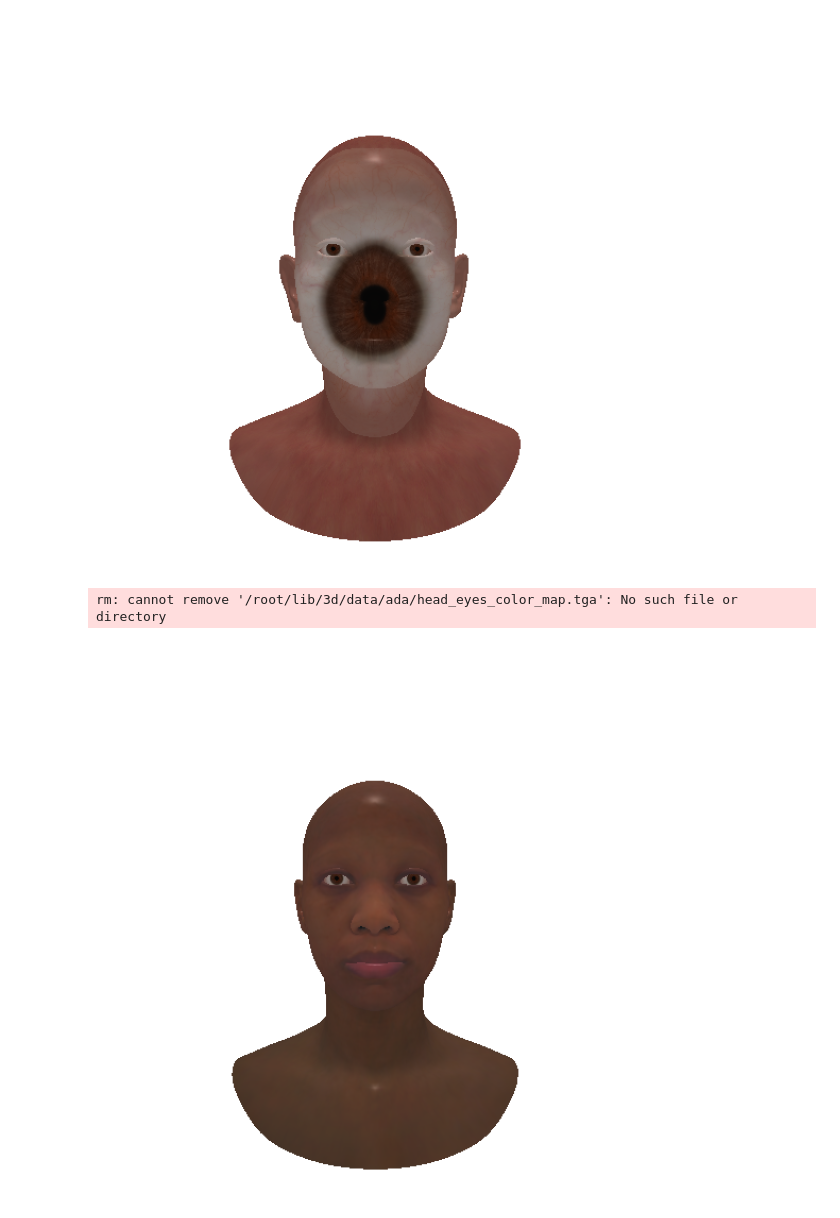
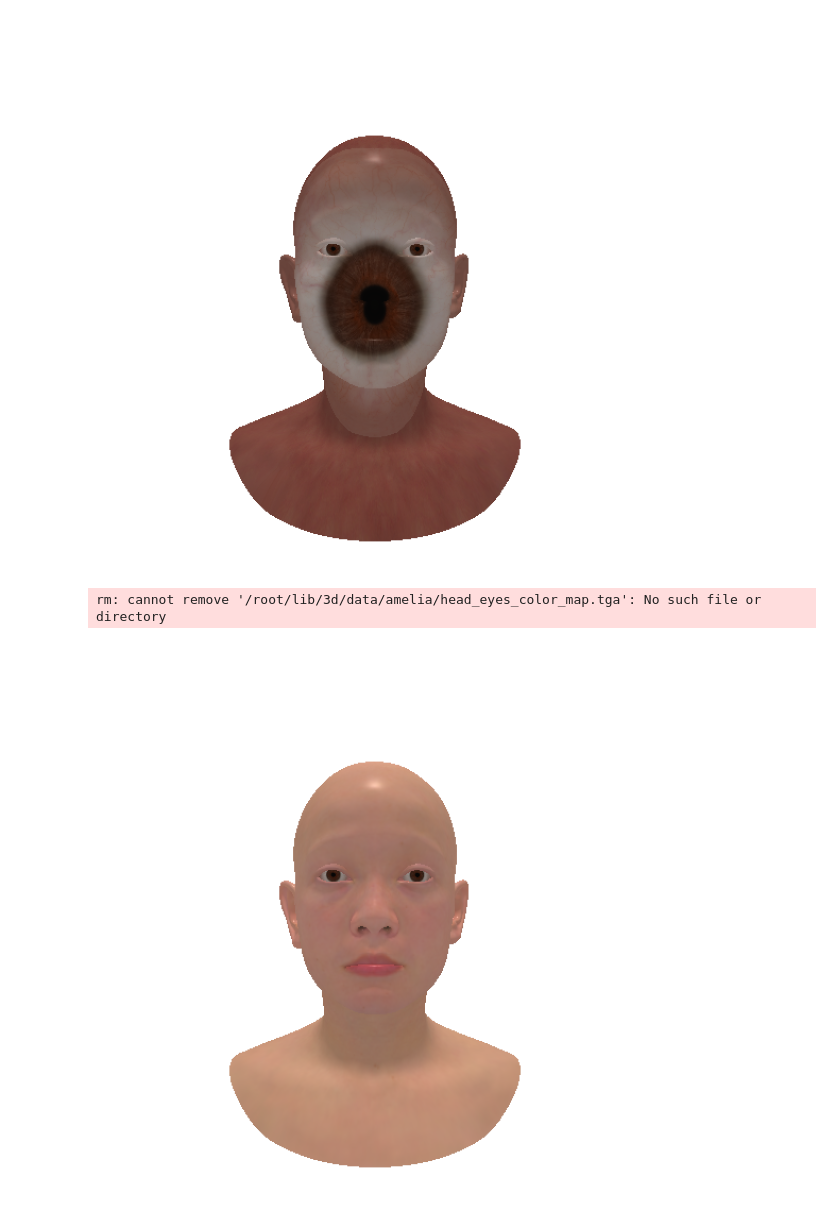
Before and after one commit to kuailefeifei/rederer_tmp, a Jupyter notebook: visualize.ipynb, the cells around one changed output. Saved outputs shown, nothing was run; the diff lists cells and outputs as text; code cells hidden in the pictures.

```diff
--- a/visualize.ipynb
+++ b/visualize.ipynb
@@ -257,18 +257,18 @@ def generate_new_obj_mtl_tga_file(target_dir):
                              os.path.join(target_dir, 'head_eyes_color_map_256.png'))
     os.system(f'rm {os.path.join(target_dir, "head_eyes_color_map.tga")}')
 # %%
-target_dir = '/root/lib/3d/data/ada/'
+target_dir = '/root/lib/3d/data/amelia/'
 generate_new_obj_mtl_tga_file(target_dir)
 # %% [output]
-rm: cannot remove '/root/lib/3d/data/ada/head_eyes_color_map.tga': No such file or directory
+rm: cannot remove '/root/lib/3d/data/amelia/head_eyes_color_map.tga': No such file or directory
 # %%
 from matplotlib import pyplot as plt
-obj_path = '/root/lib/3d/data/ada/ada_new.obj'
+obj_path = '/root/lib/3d/data/amelia/amelia_new.obj'
 
 images = render_with_certain_view(obj_path, elev=-90, azim=180)
 plt.figure(figsize=(10, 10))
 plt.imshow(images[0, ..., :3].cpu().numpy())
 plt.axis("off")
 plt.show()
 # %% [output]
-[figure, old version]
+[figure, new version]
```
Also changed, not shown: parts of 1 cell of this notebook.
